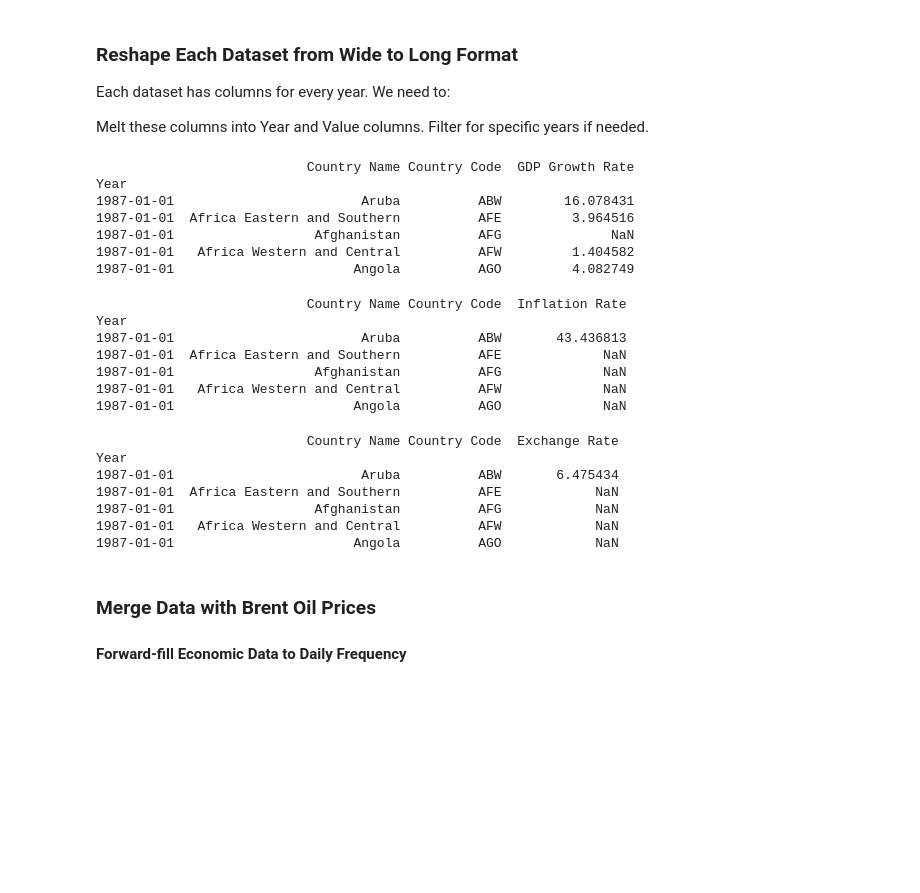
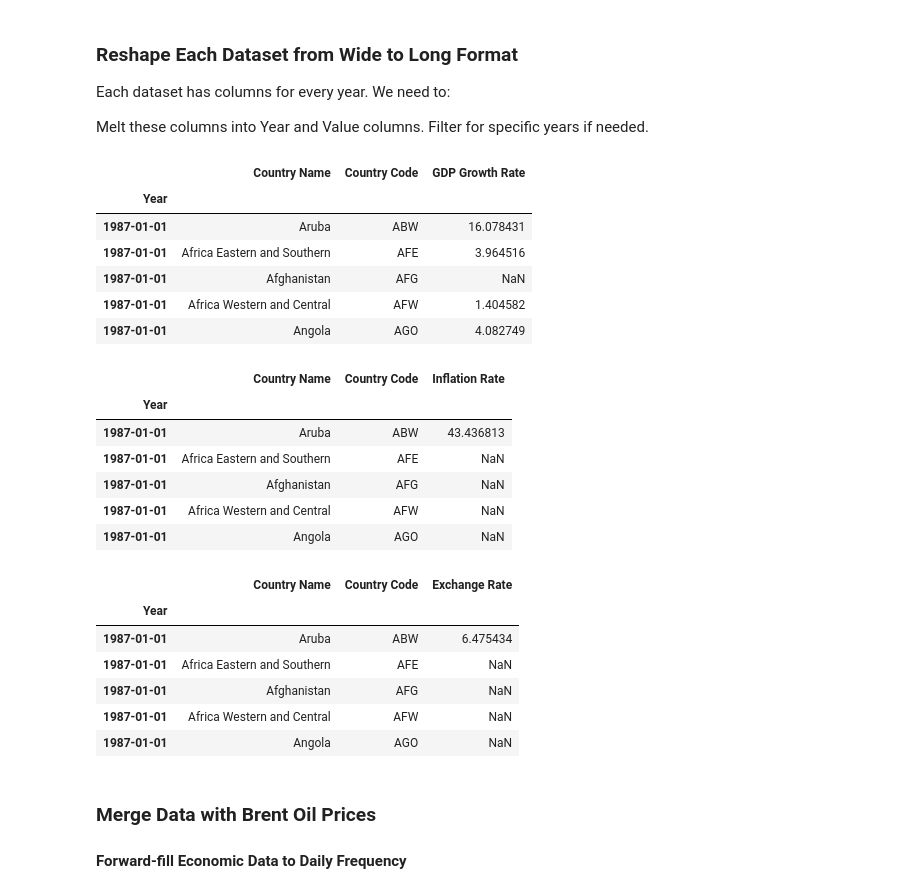
Before and after one commit to zol23-g/Brent-oil-price-analysis, a Jupyter notebook: notebooks/02_time_series_analysis.ipynb, the cells around one changed output. Cells and saved outputs as stored; diff of their text form; code cells hidden in the pictures; blank space fills up the shorter version.

```diff
--- a/notebooks/02_time_series_analysis.ipynb
+++ b/notebooks/02_time_series_analysis.ipynb
@@ -116,21 +107,21 @@ Filter for specific years if needed.
 # %%
 # Reshape GDP data
 gdp_data = gdp_data.melt(id_vars=['Country Name', 'Country Code'],
                          value_vars=[str(year) for year in range(1987, 2023)],
                          var_name='Year', value_name='GDP Growth Rate')
 
 # Convert 'Year' to datetime format and set it as index
 gdp_data['Year'] = pd.to_datetime(gdp_data['Year'], format='%Y')
 gdp_data.set_index('Year', inplace=True)
-print(gdp_data.head())
+gdp_data.head()
 # %% [output]
-                           Country Name Country Code  GDP Growth Rate
-Year
-1987-01-01                        Aruba          ABW        16.078431
-1987-01-01  Africa Eastern and Southern          AFE         3.964516
-1987-01-01                  Afghanistan          AFG              NaN
-1987-01-01   Africa Western and Central          AFW         1.404582
-1987-01-01                       Angola          AGO         4.082749
+|  | Country Name | Country Code | GDP Growth Rate |
+| Year |  |  |  |
+| 1987-01-01 | Aruba | ABW | 16.078431 |
+| 1987-01-01 | Africa Eastern and Southern | AFE | 3.964516 |
+| 1987-01-01 | Afghanistan | AFG | NaN |
+| 1987-01-01 | Africa Western and Central | AFW | 1.404582 |
+| 1987-01-01 | Angola | AGO | 4.082749 |
 # %%
 # Reshape Inflation data
 inflation_data = inflation_data.melt(id_vars=['Country Name', 'Country Code'],
@@ -138,15 +129,15 @@ inflation_data = inflation_data.melt(id_vars=['Country Name', 'Country Code'],
                                      var_name='Year', value_name='Inflation Rate')
 inflation_data['Year'] = pd.to_datetime(inflation_data['Year'], format='%Y')
 inflation_data.set_index('Year', inplace=True)
-print(inflation_data.head())
+inflation_data.head()
 # %% [output]
-                           Country Name Country Code  Inflation Rate
-Year
-1987-01-01                        Aruba          ABW       43.436813
-1987-01-01  Africa Eastern and Southern          AFE             NaN
-1987-01-01                  Afghanistan          AFG             NaN
-1987-01-01   Africa Western and Central          AFW             NaN
-1987-01-01                       Angola          AGO             NaN
+|  | Country Name | Country Code | Inflation Rate |
+| Year |  |  |  |
+| 1987-01-01 | Aruba | ABW | 43.436813 |
+| 1987-01-01 | Africa Eastern and Southern | AFE | NaN |
+| 1987-01-01 | Afghanistan | AFG | NaN |
+| 1987-01-01 | Africa Western and Central | AFW | NaN |
+| 1987-01-01 | Angola | AGO | NaN |
 # %%
 # Reshape Exchange Rate data
 exchange_rate_data = exchange_rate_data.melt(id_vars=['Country Name', 'Country Code'],
@@ -154,13 +145,13 @@ exchange_rate_data = exchange_rate_data.melt(id_vars=['Country Name', 'Country C
                                              var_name='Year', value_name='Exchange Rate')
 exchange_rate_data['Year'] = pd.to_datetime(exchange_rate_data['Year'], format='%Y')
 exchange_rate_data.set_index('Year', inplace=True)
-print(exchange_rate_data.head())
+exchange_rate_data.head()
 # %% [output]
-                           Country Name Country Code  Exchange Rate
-Year
-1987-01-01                        Aruba          ABW       6.475434
-1987-01-01  Africa Eastern and Southern          AFE            NaN
-1987-01-01                  Afghanistan          AFG            NaN
-1987-01-01   Africa Western and Central          AFW            NaN
-1987-01-01                       Angola          AGO            NaN
+|  | Country Name | Country Code | Exchange Rate |
+| Year |  |  |  |
+| 1987-01-01 | Aruba | ABW | 6.475434 |
+| 1987-01-01 | Africa Eastern and Southern | AFE | NaN |
+| 1987-01-01 | Afghanistan | AFG | NaN |
+| 1987-01-01 | Africa Western and Central | AFW | NaN |
+| 1987-01-01 | Angola | AGO | NaN |
 # %%
```
Also changed, not shown: parts of 8 cells of this notebook, 2 other files.
